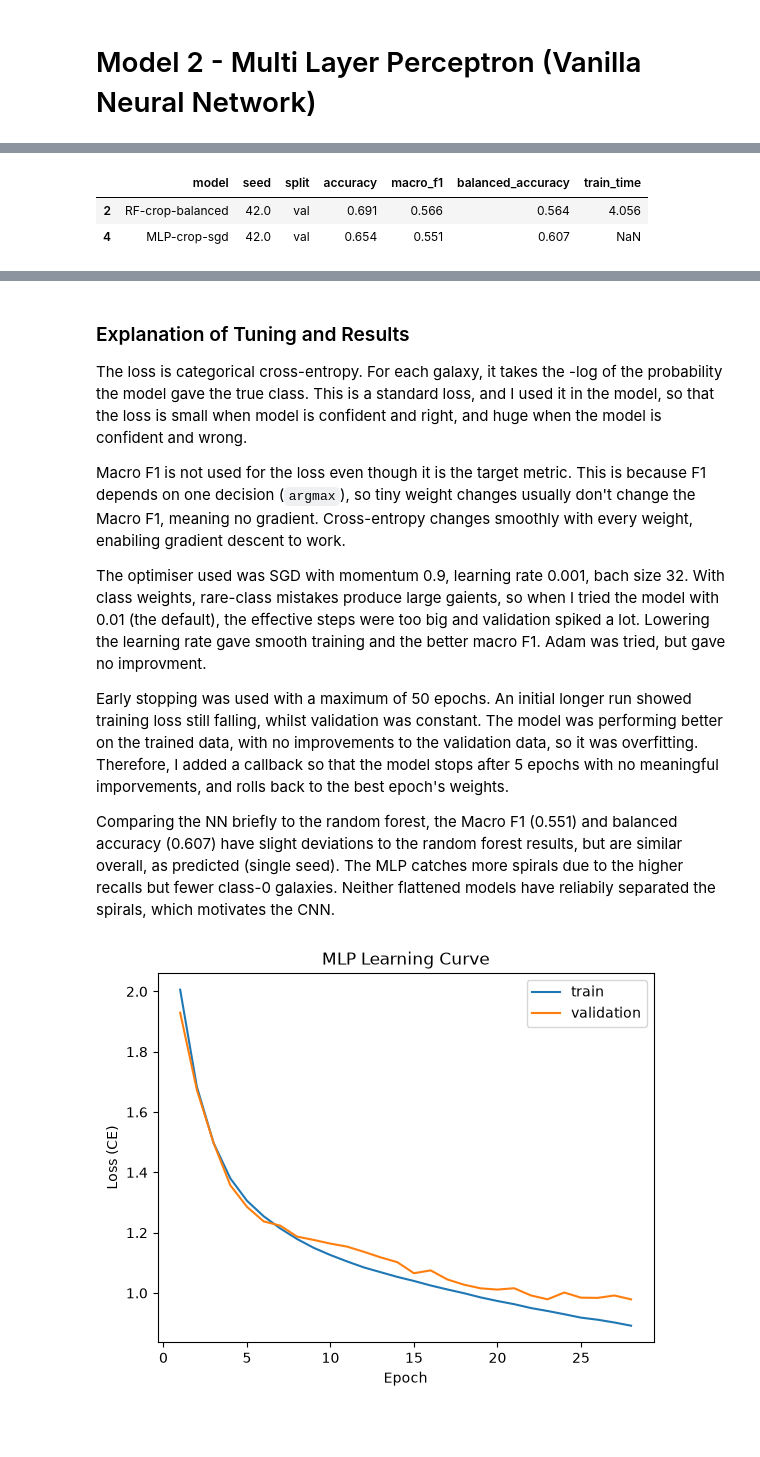
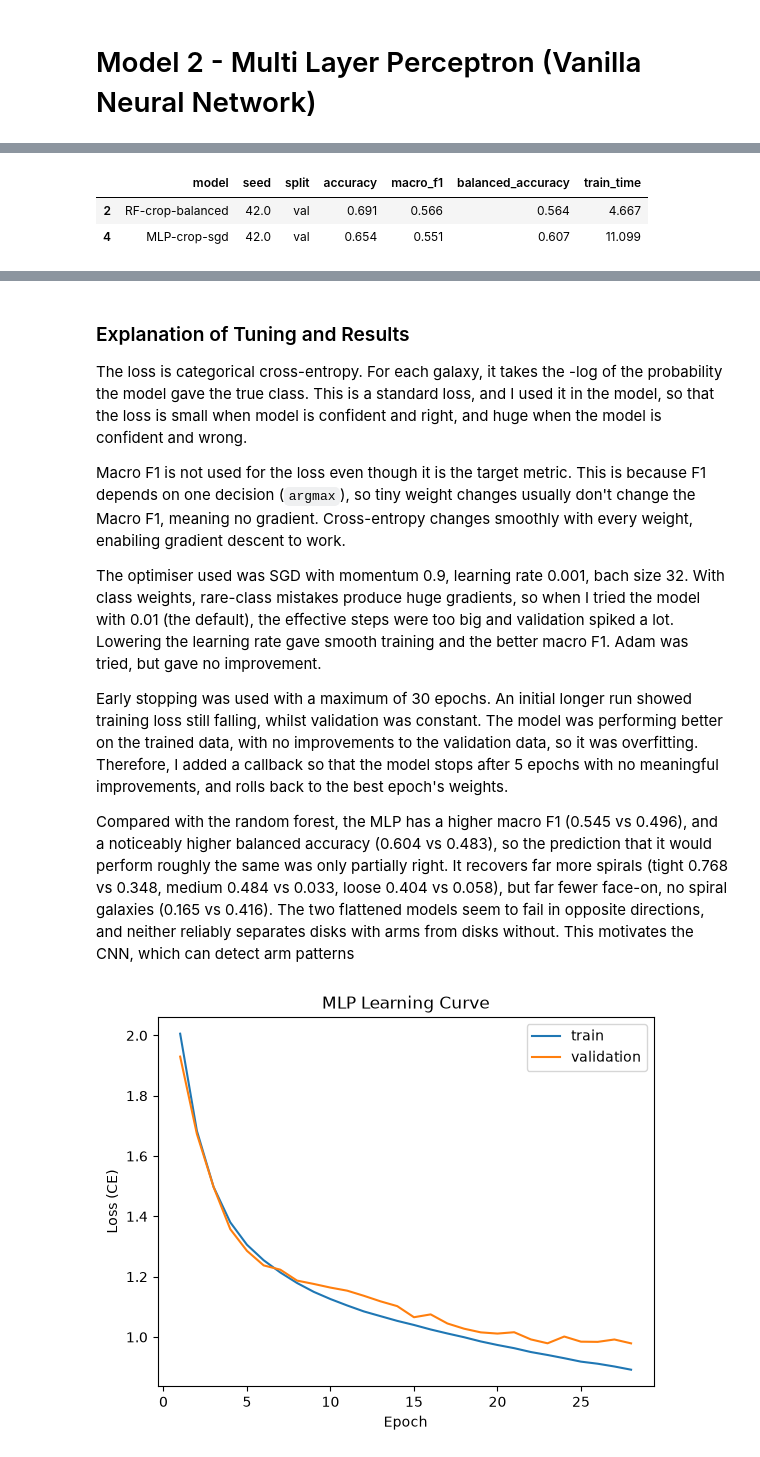
Before and after one commit to AyoubGutin/galaxy_classification, a Jupyter notebook: main.ipynb, the cells around one changed output, grey strips where cells are left out. Saved outputs shown, nothing was run; the diff lists cells and outputs as text; code cells hidden in the pictures; blank space fills up the shorter version.

```diff
--- a/main.ipynb
+++ b/main.ipynb
@@ -366,7 +449,7 @@ dummy_clf = sk.dummy.DummyClassifier(strategy='most_frequent')
 dummy_clf.fit(X[idx_train], y[idx_train])
 
 y_pred = dummy_clf.predict(X[idx_val])
-results.append(evaluate(y[idx_val], y_pred, 'Dummy', split='val', class_names=CLASS_NAMES, train_time=-1))
+record(results, (evaluate(y[idx_val], y_pred, 'Dummy', split='val', class_names=CLASS_NAMES, train_time=-1)))
 clean_output(results)
 # %% [output]
 |  | model | seed | split | accuracy | macro_f1 | balanced_accuracy | train_time |
@@ -388,7 +472,8 @@ Galaxy Zoo volunteers classify the galaxies through a [decision tree of morpholi
 
 Because it sees flattened pixels at fixed positions, my hypothesis is that classes defined by overall brightness should do well, but classes defined more on shapes, like spirals, would struggle more.
 # %%
-X_crop_flattened = np.reshape(X_crop, (len(X_crop), -1)); X_flattened = np.reshape(X, (len(X), -1)) # flatten both cropped, and uncropped
+X_crop_flattened = X_crop.reshape(len(X_crop), -1)
+X_flattened = X.reshape(len(X), -1) # flatten both cropped, and uncropped
 
 inputs = {
     'crop': X_crop_flattened,
@@ -408,7 +493,10 @@ for name, config in configs.items():
     rf_clf = sk.ensemble.RandomForestClassifier(**params)
     start = perf_counter()
     rf_clf.fit(features[idx_train], y[idx_train])
-    end = perf_counter()
+    train_time = perf_counter() - start
     models[name] = rf_clf
     y_pred = rf_clf.predict(features[idx_val])
-    results.append(evaluate(y[idx_val], y_pred, name, params['random_state'], 'val', CLASS_NAMES, end-start))
+    record(results, evaluate(y[idx_val], y_pred, name, params['random_state'], 'val', CLASS_NAMES, train_time))
+    print(f'{name}: trained in {train_time:.3f}s')
+
+print('\nTraining and validation completed')
@@ -475,7 +577,8 @@ nn = keras.Sequential(
         keras.layers.Dense(64, activation='relu', name='layer2'),
         keras.layers.Dense(9, activation='softmax', name='layer3'),
 
-    ]
+    ],
+    name='MLP'
 )
 
 
@@ -502,6 +605,7 @@ early_stop = keras.callbacks.EarlyStopping(
     monitor='val_loss', patience=5, min_delta = 0.005, restore_best_weights=True
 )
 w = sk.utils.class_weight.compute_class_weight('balanced', classes=np.unique(y[idx_train]), y=y[idx_train])
+
 
 nn.compile(
     optimizer = sgd_optimiser,
@@ -511,14 +615,16 @@ nn.compile(
     ],
 )
 
-history = nn.fit(
+start = perf_counter()
+history_nn = nn.fit(
     X_crop[idx_train],
     y[idx_train],
     batch_size=32,
-    epochs = 50,
+    epochs = 30,
     validation_data=(X_crop[idx_val], y[idx_val]),
     callbacks=[early_stop],
     class_weight = dict(enumerate(w)),
     verbose=1
 )
+train_time = perf_counter() - start
 # %% [output]
@@ -542,9 +648,12 @@ Epoch 28/35
 # %%
 probs = nn.predict(X_crop[idx_val], verbose=0)
 y_pred = np.argmax(probs, axis=1)
-results.append(evaluate(y[idx_val], y_pred, 'MLP-crop-sgd', 42, 'val', CLASS_NAMES))
-clean_output(results).loc[[2,4]]
+record(results,(evaluate(y[idx_val], y_pred, 'MLP-crop-sgd', 42, 'val', CLASS_NAMES, train_time)))
+display(clean_output(results).iloc[[2, 4]])
+
+chosen = [r for r in results.values() if r['model'] in ['RF-crop-balanced', 'MLP-crop-sgd']]
+display(per_class_recall(chosen, CLASS_NAMES))
 # %% [output]
 |  | model | seed | split | accuracy | macro_f1 | balanced_accuracy | train_time |
-| 2 | RF-crop-balanced | 42.0 | val | 0.691 | 0.566 | 0.564 | 4.056 |
-| 4 | MLP-crop-sgd | 42.0 | val | 0.654 | 0.551 | 0.607 | NaN |
+| 2 | RF-crop-balanced | 42.0 | val | 0.691 | 0.566 | 0.564 | 4.667 |
+| 4 | MLP-crop-sgd | 42.0 | val | 0.654 | 0.551 | 0.607 | 11.099 |
@@ -555,9 +667,9 @@ The loss is categorical cross-entropy. For each galaxy, it takes the -log of the
 
 Macro F1 is not used for the loss even though it is the target metric. This is because F1 depends on one decision (`argmax`), so tiny weight changes usually don't change the Macro F1, meaning no gradient. Cross-entropy changes smoothly with every weight, enabiling gradient descent to work.
 
-The optimiser used was SGD with momentum 0.9, learning rate 0.001, bach size 32. With class weights, rare-class mistakes produce large gaients, so when I tried the model with 0.01 (the default), the effective steps were too big and validation spiked a lot. Lowering the learning rate gave smooth training and the better macro F1. Adam was tried, but gave no improvment.
+The optimiser used was SGD with momentum 0.9, learning rate 0.001, bach size 32. With class weights, rare-class mistakes produce huge gradients, so when I tried the model with 0.01 (the default), the effective steps were too big and validation spiked a lot. Lowering the learning rate gave smooth training and the better macro F1. Adam was tried, but gave no improvement.
 
-Early stopping was used with a maximum of 50 epochs. An initial longer run showed training loss still falling, whilst validation was constant. The model was performing better on the trained data, with no improvements to the validation data, so it was overfitting. Therefore, I added a callback so that the model stops after 5 epochs with no meaningful imporvements, and rolls back to the best epoch's weights.
+Early stopping was used with a maximum of 30 epochs. An initial longer run showed training loss still falling, whilst validation was constant. The model was performing better on the trained data, with no improvements to the validation data, so it was overfitting. Therefore, I added a callback so that the model stops after 5 epochs with no meaningful improvements, and rolls back to the best epoch's weights.
 
-Comparing the NN briefly to the random forest, the Macro F1 (0.551) and balanced accuracy (0.607) have slight deviations to the random forest results, but are similar overall, as predicted (single seed). The MLP catches more spirals due to the higher recalls but fewer class-0 galaxies. Neither flattened models have reliabily separated the spirals, which motivates the CNN.
+Compared with the random forest, the MLP has a higher macro F1 (0.545 vs 0.496), and a noticeably higher balanced accuracy (0.604 vs 0.483), so the prediction that it would perform roughly the same was only partially right. It recovers far more spirals (tight 0.768 vs 0.348, medium 0.484 vs 0.033, loose 0.404 vs 0.058), but far fewer face-on, no spiral galaxies (0.165 vs 0.416). The two flattened models seem to fail in opposite directions, and neither reliably separates disks with arms from disks without. This motivates the CNN, which can detect arm patterns
 # %%
```
Also changed, not shown: parts of 58 cells of this notebook.
